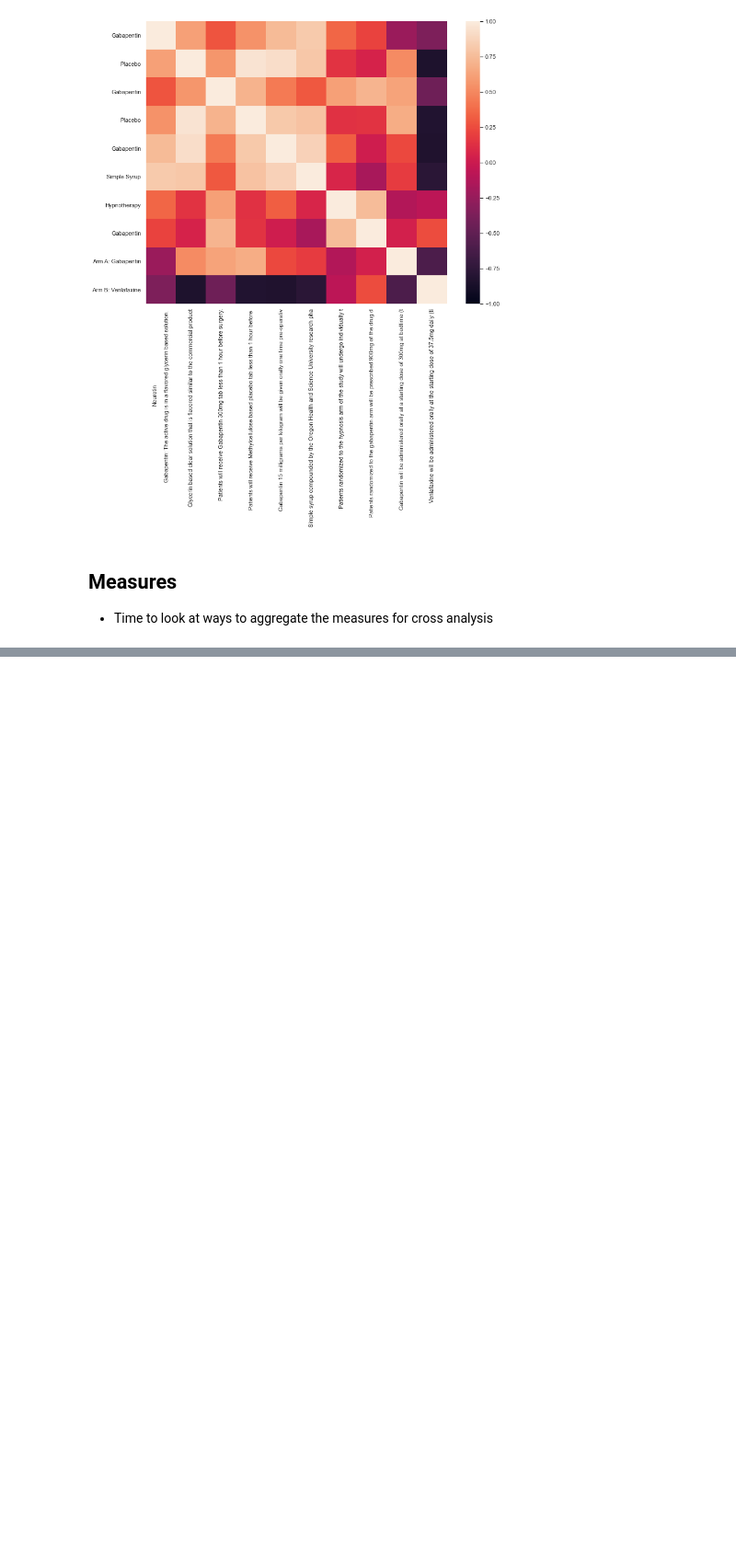
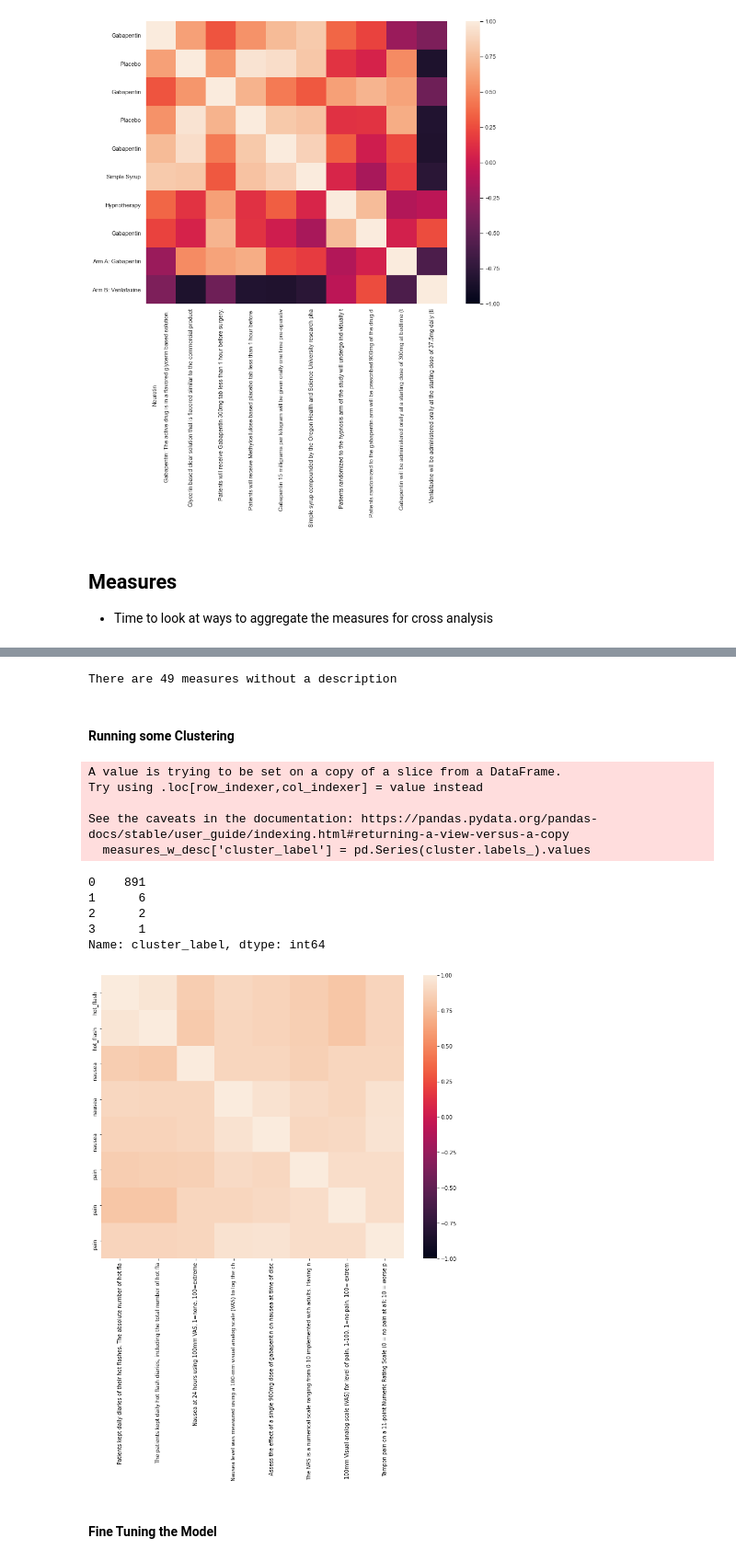
Before and after one commit to porterehunley/drugprocessing, a Jupyter notebook: ProjectNotebook.ipynb, the cells around one changed output, grey strips where cells are left out. Shown at 92% size. Cells and saved outputs as stored; diff of their text form; code cells hidden in the pictures; blank space fills up the shorter version.

```diff
--- a/ProjectNotebook.ipynb
+++ b/ProjectNotebook.ipynb
@@ -1542,0 +1559,34 @@ ax = sns.heatmap(sim_matrix, xticklabels=x_heatmap_labels, yticklabels=y_heatmap
+# %%
+# Let's encode all the measures and see
+# Only the ones with a description
+
+no_NA = len(measures_table[measures_table['description'] == 'NA'])
+print("There are", no_NA, "measures without a description")
+measures_w_desc = measures_table[measures_table['description'] != 'NA']
+# %% [output]
+There are 49 measures without a description
+# %%
+measure_desc_emb = model.encode(measures_w_desc['description'].tolist()) # list of numpy arrays
+# %% [markdown]
+#### Running some Clustering
+# %%
+from sklearn.cluster import AgglomerativeClustering
+
+
+cluster = AgglomerativeClustering(n_clusters=4, affinity='cosine', linkage='average').fit(measure_desc_emb)
+measures_w_desc['cluster_label'] = pd.Series(cluster.labels_).values
+# %% [output]
+A value is trying to be set on a copy of a slice from a DataFrame.
+Try using .loc[row_indexer,col_indexer] = value instead
+
+See the caveats in the documentation: https://pandas.pydata.org/pandas-docs/stable/user_guide/indexing.html#returning-a-view-versus-a-copy
+  measures_w_desc['cluster_label'] = pd.Series(cluster.labels_).values
+# %%
+# Yeah it views them all as incredibly similar
+measures_w_desc['cluster_label'].value_counts()
+# %% [output]
+0    891
+1      6
+2      2
+3      1
+Name: cluster_label, dtype: int64
@@ -1542,0 +1596,20 @@ ax = sns.heatmap(sim_matrix, xticklabels=x_heatmap_labels, yticklabels=y_heatmap
+# %%
+hot_flash_measures = [measures_w_desc.at[38, 'description']] + [measures_w_desc.at[41, 'description']]
+nausea_measures = [measures_w_desc.at[53, 'description']] + [measures_w_desc.at[81, 'description']] + [measures_w_desc.at[132, 'description']]
+pain_measures = [measures_w_desc.at[2, 'description']] + [measures_w_desc.at[51, 'description']] + [measures_w_desc.at[112, 'description']]
+
+test_measures = hot_flash_measures + nausea_measures + pain_measures
+test_measures_enc = model.encode(test_measures)
+# %%
+from sklearn.metrics.pairwise import cosine_similarity
+import matplotlib.pyplot as plt
+
+fig, ax = plt.subplots(figsize=(13,10))
+x_heatmap_labels = [x[:80] for x in test_measures]
+y_heatmap_labels = ['hot_flash']*2 + ['nausea']*3 + ['pain']*3
+sim_matrix = cosine_similarity(test_measures_enc)
+ax = sns.heatmap(sim_matrix, xticklabels=x_heatmap_labels, yticklabels=y_heatmap_labels, vmax=1, vmin=-1, ax=ax)
+# %% [output]
+[figure, added]
+# %% [markdown]
+#### Fine Tuning the Model
```
Also changed, not shown: parts of 6 cells of this notebook.
